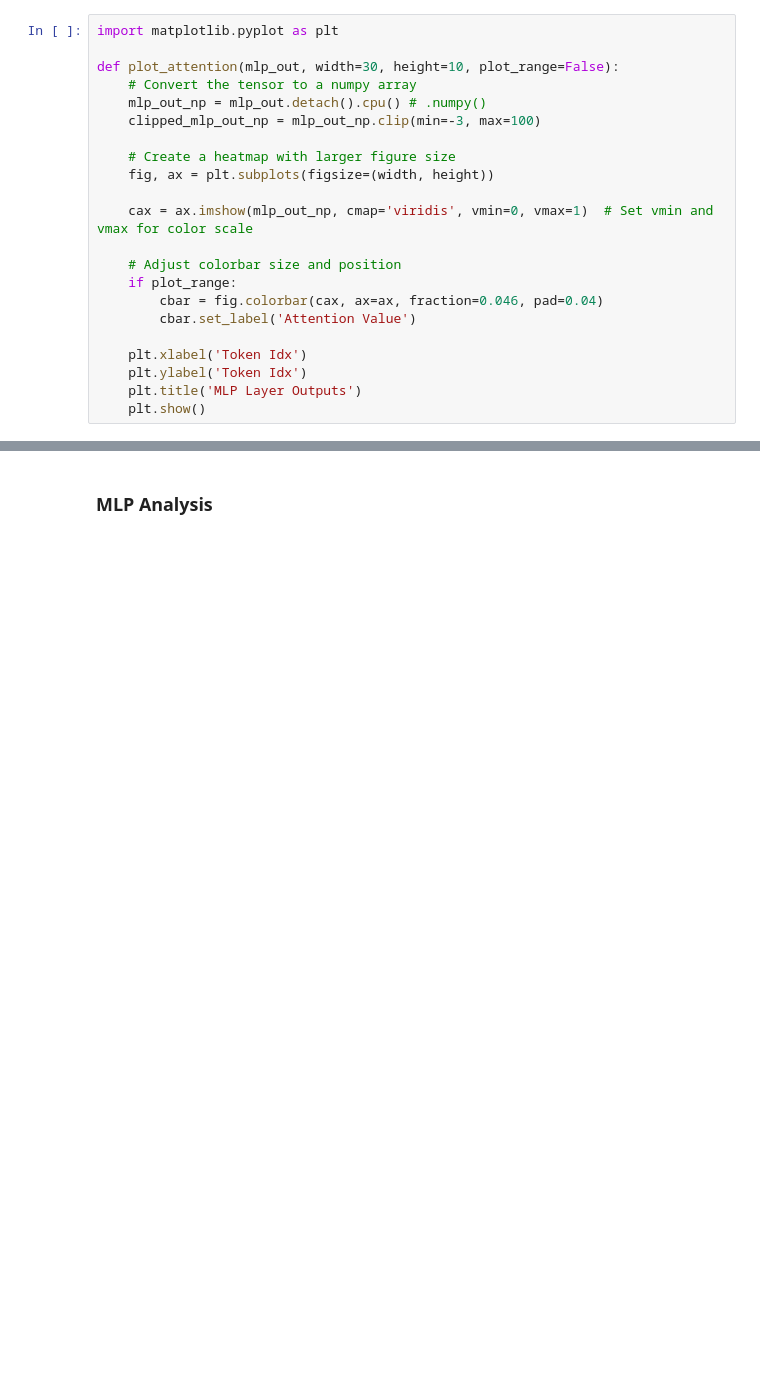
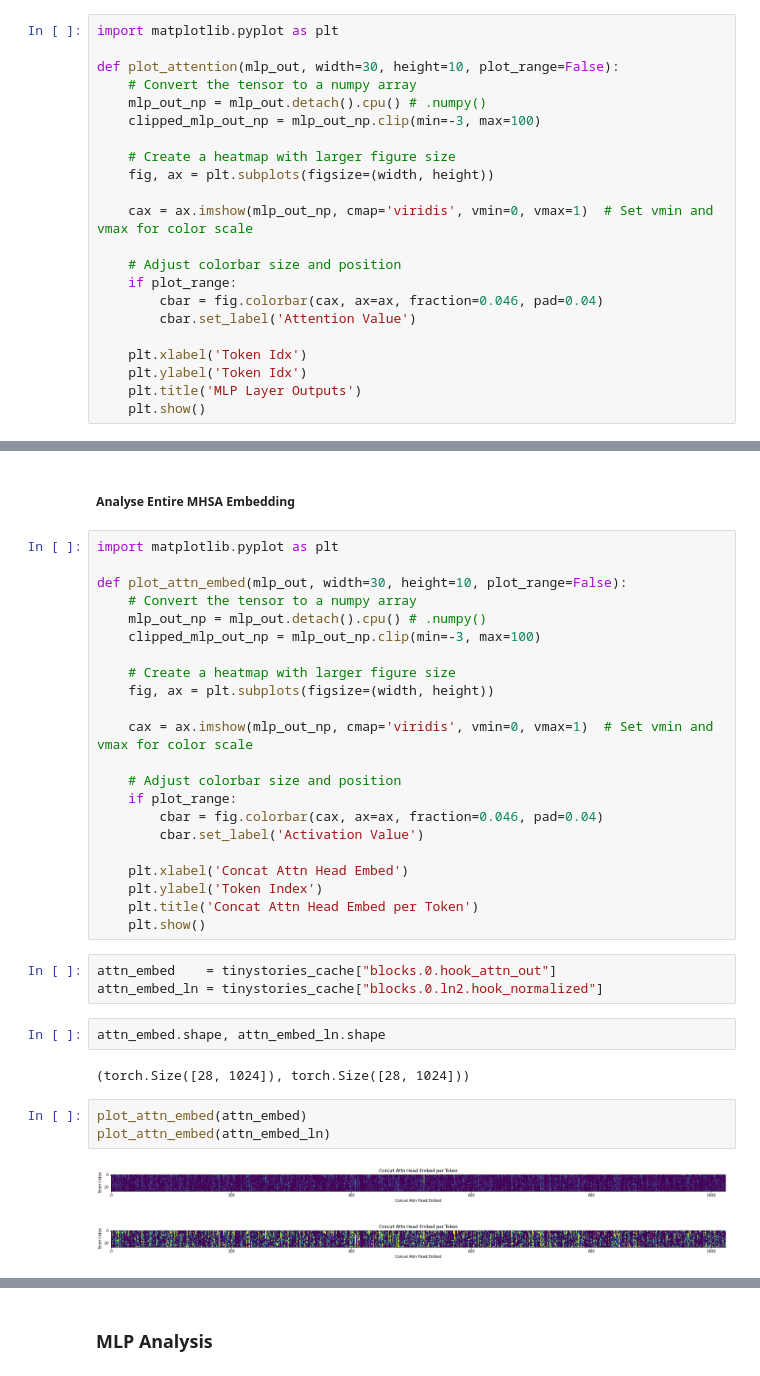
Before and after one commit to MiscellaneousStuff/mech-interp-tinystories, a Jupyter notebook: main.ipynb, the cells around one changed output, grey strips where cells are left out. Cells and saved outputs as stored; diff of their text form; blank space fills up the shorter version.

Commit message:
Added attn embed vis

```diff
--- a/main.ipynb
+++ b/main.ipynb
@@ -316,2 +319,39 @@ plot_attention(attn_scores[attn_head])
 # %% [output]
 [figure]
+# %% [markdown]
+##### Analyse Entire MHSA Embedding
+# %%
+import matplotlib.pyplot as plt
+
+def plot_attn_embed(mlp_out, width=30, height=10, plot_range=False):
+    # Convert the tensor to a numpy array
+    mlp_out_np = mlp_out.detach().cpu() # .numpy()
+    clipped_mlp_out_np = mlp_out_np.clip(min=-3, max=100)
+
+    # Create a heatmap with larger figure size
+    fig, ax = plt.subplots(figsize=(width, height))
+
+    cax = ax.imshow(mlp_out_np, cmap='viridis', vmin=0, vmax=1)  # Set vmin and vmax for color scale
+
+    # Adjust colorbar size and position
+    if plot_range:
+        cbar = fig.colorbar(cax, ax=ax, fraction=0.046, pad=0.04)
+        cbar.set_label('Activation Value')
+
+    plt.xlabel('Concat Attn Head Embed')
+    plt.ylabel('Token Index')
+    plt.title('Concat Attn Head Embed per Token')
+    plt.show()
+# %%
+attn_embed    = tinystories_cache["blocks.0.hook_attn_out"]
+attn_embed_ln = tinystories_cache["blocks.0.ln2.hook_normalized"]
+# %%
+attn_embed.shape, attn_embed_ln.shape
+# %% [output]
+(torch.Size([28, 1024]), torch.Size([28, 1024]))
+# %%
+plot_attn_embed(attn_embed)
+plot_attn_embed(attn_embed_ln)
+# %% [output]
+[figure, added]
+[figure, added]
```
Also changed, not shown: parts of 6 cells of this notebook.
